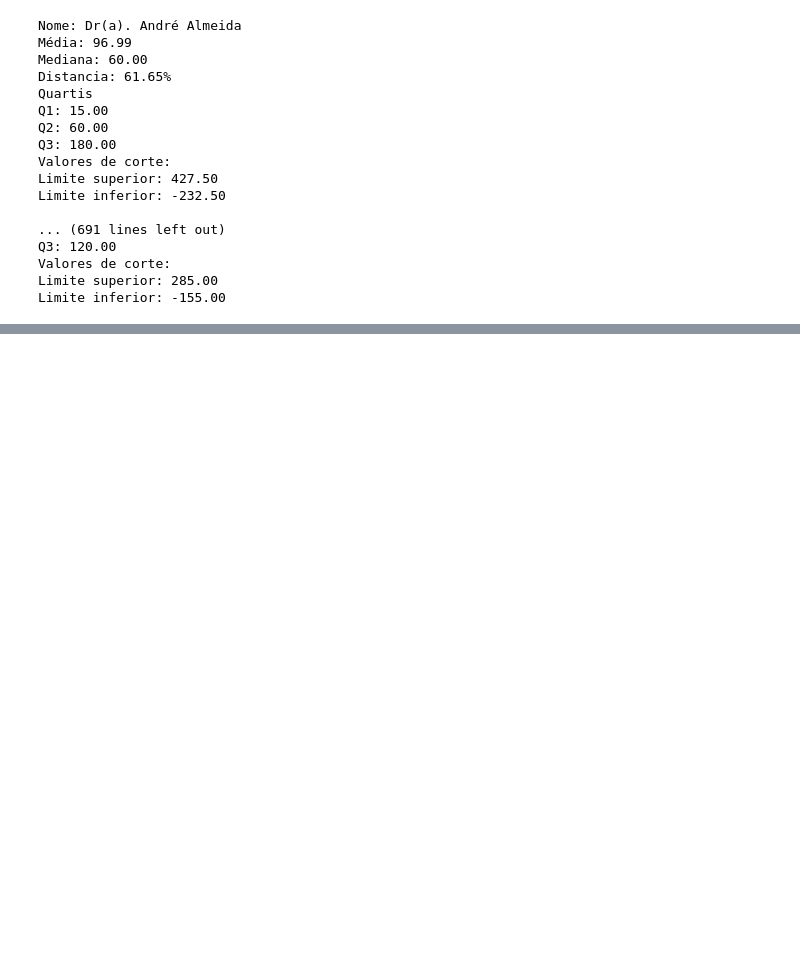
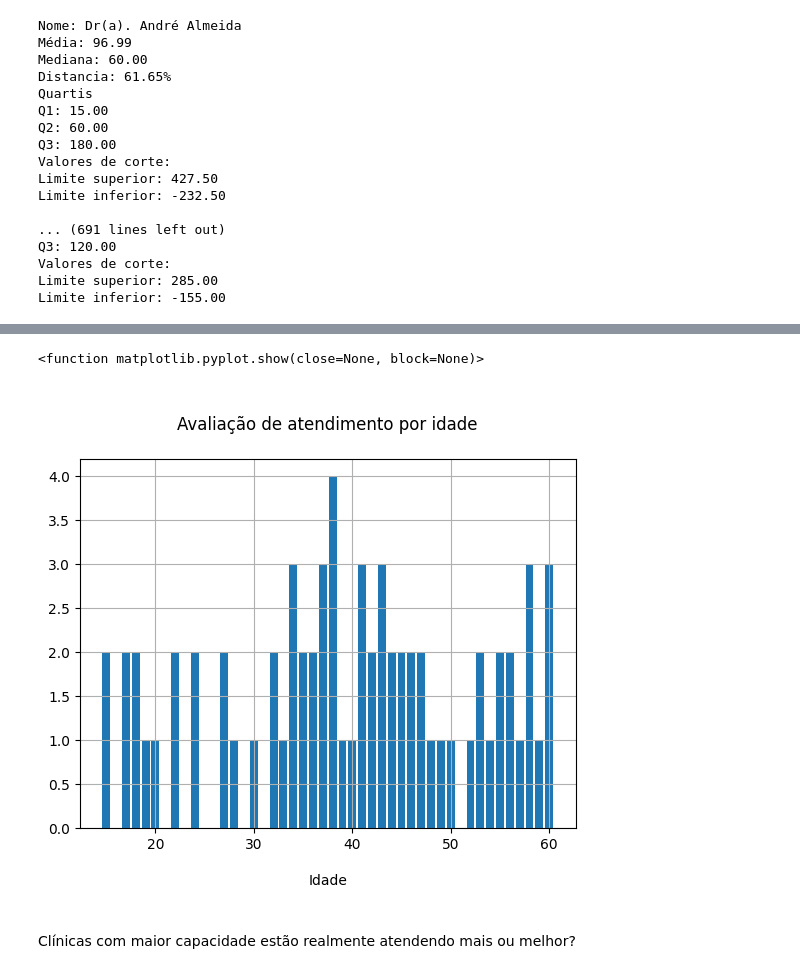
Before and after one commit to ArlemSilva/ClinicasNara, a Jupyter notebook: projeto nara.ipynb, the cells around one changed output, grey strips where cells are left out. Drawn from its saved outputs; the diff is of its cells as text; code cells hidden in the pictures; blank space fills up the shorter version.

```diff
--- a/projeto nara.ipynb
+++ b/projeto nara.ipynb
@@ -351,3 +59,6 @@ Limite inferior: -245.00
+# %%
+# consultas x medicos x avaliacao
+df_medicos_avaliacao = pd.merge(df_consultas_medicos, df_avaliacoes, on='id_consulta', how='inner').reset_index()
 # %%
 # correlação entre avaliação e tempo de espera
 
@@ -436,0 +258,17 @@ df_analise_medico
+# %%
+# reset_index(name='quantidade_comentarios') transforma o resultado em um DataFrame e dá nome à nova coluna.
+medicos_avaliacao = df_medicos_avaliacao.groupby(['nome', 'tempo_medio_atendimento'])['comentario'].size().reset_index(name = 'quantidade de reclamações')
+medicos_avaliacao.sort_values('tempo_medio_atendimento')
+medicos_avaliacao2 = df_medicos_avaliacao.groupby('tempo_medio_atendimento')['comentario'].size().reset_index(name = 'quantidade de reclamações')
+# %%
+#gráfico informando a media e avaliação de atendimento por idade
+plt.bar(medicos_avaliacao['tempo_medio_atendimento'], medicos_avaliacao['quantidade de reclamações'])
+plt.title('\nAvaliação de atendimento por idade\n')
+plt.xlabel('\nIdade\n')
+plt.grid(True)
+plt.show
+# %% [output]
+<function matplotlib.pyplot.show(close=None, block=None)>
+[figure, added]
+# %% [markdown]
+Clínicas com maior capacidade estão realmente atendendo mais ou melhor?
```
Also changed, not shown: parts of 53 cells of this notebook, 5 other files.
